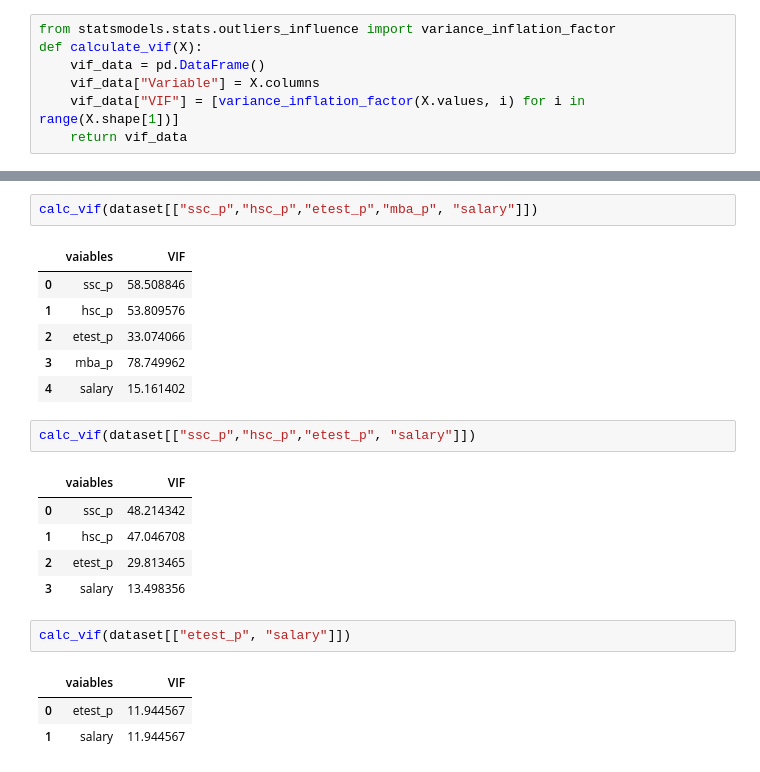
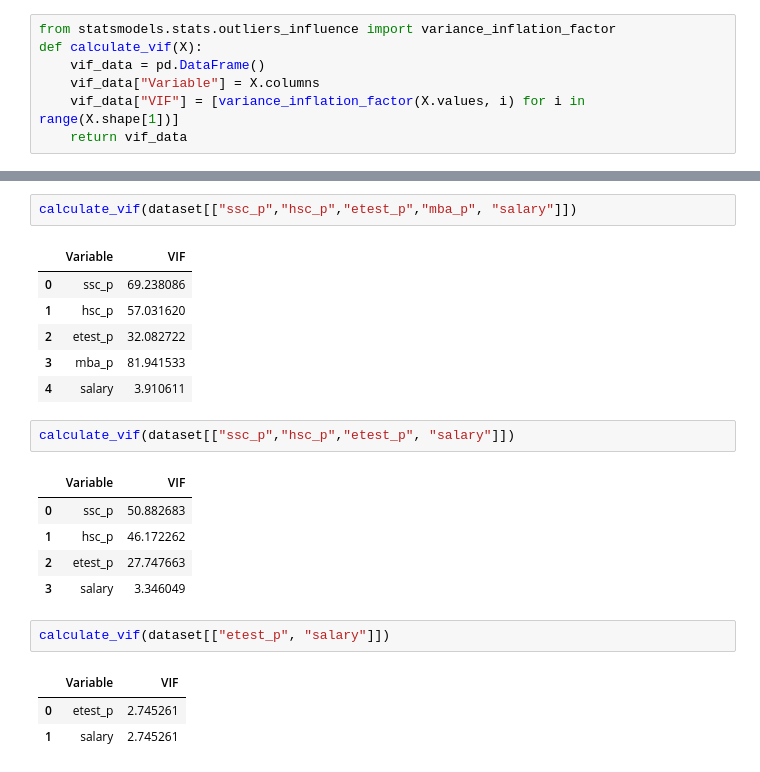
Before and after one commit to Deepa3018/Bivariate, a Jupyter notebook: Covariance_Correlation/Variance_Inflation_factor_VIF/VIF.ipynb, the cells around one changed output, grey strips where cells are left out. Saved outputs shown, nothing was run; the diff lists cells and outputs as text.

```diff
--- a/Covariance_Correlation/Variance_Inflation_factor_VIF/VIF.ipynb
+++ b/Covariance_Correlation/Variance_Inflation_factor_VIF/VIF.ipynb
@@ -143,23 +117,23 @@ calc_vif(dataset[["ssc_p","hsc_p","degree_p","etest_p","mba_p", "salary"]])
 # %%
-calc_vif(dataset[["ssc_p","hsc_p","etest_p","mba_p", "salary"]])
+calculate_vif(dataset[["ssc_p","hsc_p","etest_p","mba_p", "salary"]])
 # %% [output]
-|  | vaiables | VIF |
-| 0 | ssc_p | 58.508846 |
-| 1 | hsc_p | 53.809576 |
-| 2 | etest_p | 33.074066 |
-| 3 | mba_p | 78.749962 |
-| 4 | salary | 15.161402 |
+|  | Variable | VIF |
+| 0 | ssc_p | 69.238086 |
+| 1 | hsc_p | 57.031620 |
+| 2 | etest_p | 32.082722 |
+| 3 | mba_p | 81.941533 |
+| 4 | salary | 3.910611 |
 # %%
-calc_vif(dataset[["ssc_p","hsc_p","etest_p", "salary"]])
+calculate_vif(dataset[["ssc_p","hsc_p","etest_p", "salary"]])
 # %% [output]
-|  | vaiables | VIF |
-| 0 | ssc_p | 48.214342 |
-| 1 | hsc_p | 47.046708 |
-| 2 | etest_p | 29.813465 |
-| 3 | salary | 13.498356 |
+|  | Variable | VIF |
+| 0 | ssc_p | 50.882683 |
+| 1 | hsc_p | 46.172262 |
+| 2 | etest_p | 27.747663 |
+| 3 | salary | 3.346049 |
 # %%
-calc_vif(dataset[["etest_p", "salary"]])
+calculate_vif(dataset[["etest_p", "salary"]])
 # %% [output]
-|  | vaiables | VIF |
-| 0 | etest_p | 11.944567 |
-| 1 | salary | 11.944567 |
+|  | Variable | VIF |
+| 0 | etest_p | 2.745261 |
+| 1 | salary | 2.745261 |
```
Also changed, not shown: parts of 10 cells of this notebook, 5 other files.
